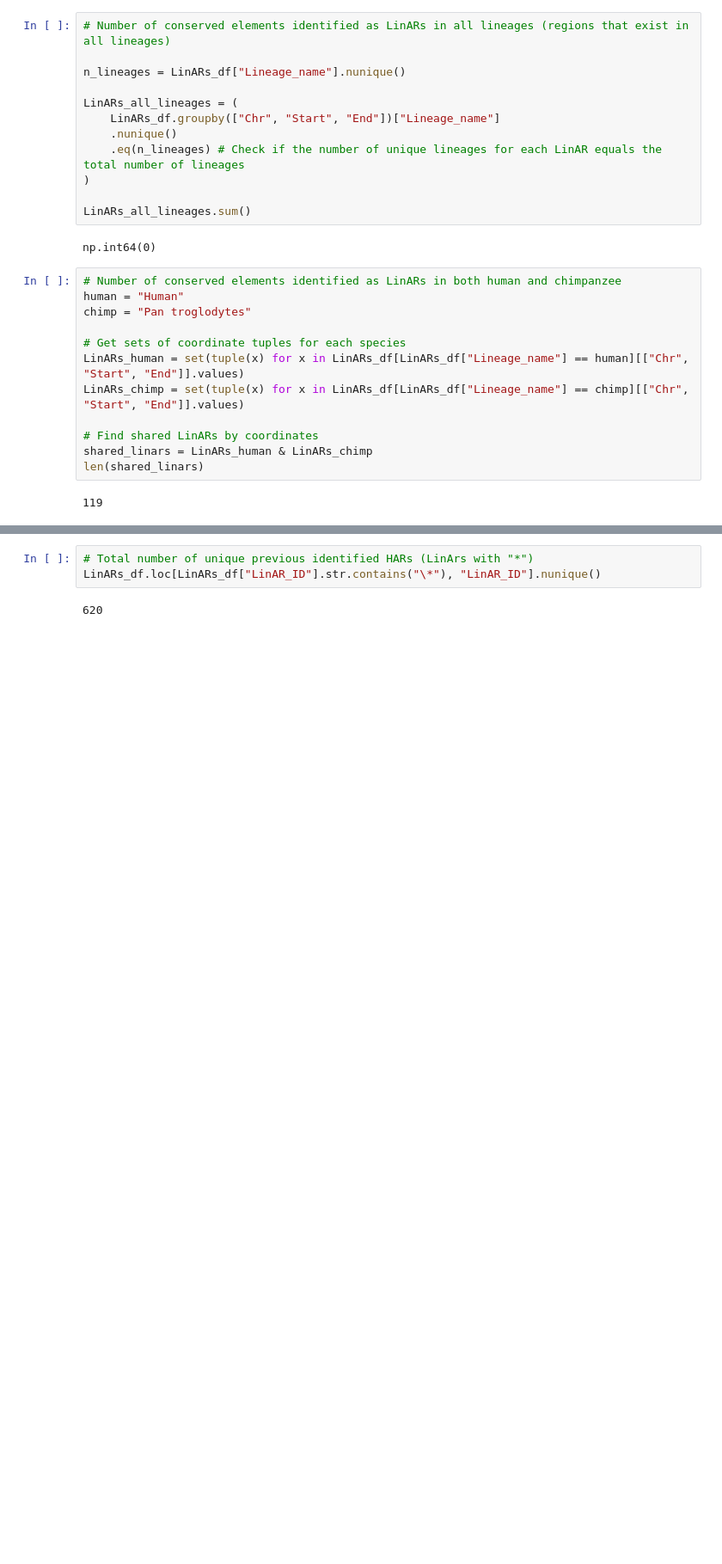
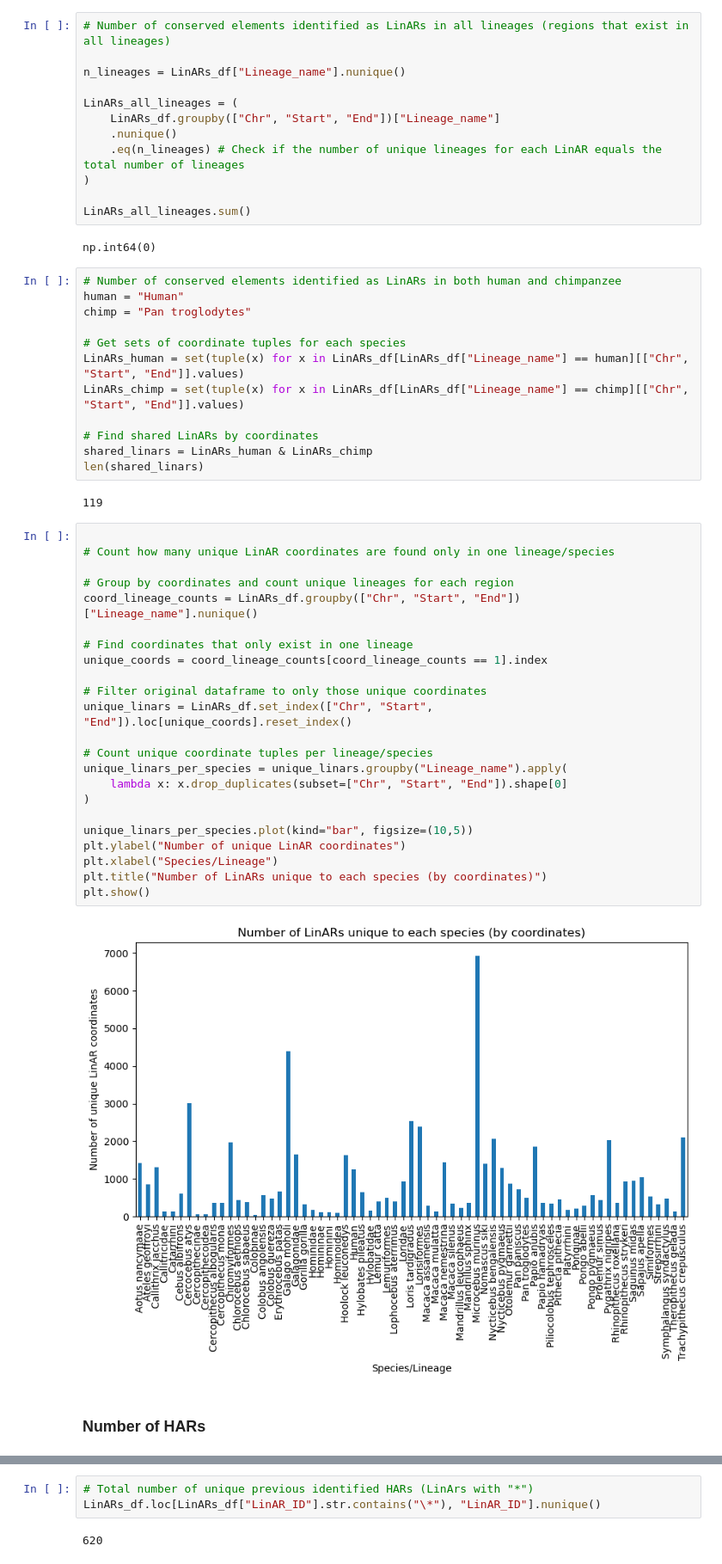
Before and after one commit to munch-group/cecilie-har-pib, a Jupyter notebook: notebooks/pib_notebook.ipynb, the cells around one changed output, grey strips where cells are left out. Shown: that part at 86% size. Saved outputs shown, nothing was run; the diff lists cells and outputs as text; blank space fills up the shorter version.

```diff
--- a/notebooks/pib_notebook.ipynb
+++ b/notebooks/pib_notebook.ipynb
@@ -109,3 +118,30 @@ shared_linars = LinARs_human & LinARs_chimp
 len(shared_linars)
 # %% [output]
 119
+# %%
+
+# Count how many unique LinAR coordinates are found only in one lineage/species
+
+# Group by coordinates and count unique lineages for each region
+coord_lineage_counts = LinARs_df.groupby(["Chr", "Start", "End"])["Lineage_name"].nunique()
+
+# Find coordinates that only exist in one lineage
+unique_coords = coord_lineage_counts[coord_lineage_counts == 1].index
+
+# Filter original dataframe to only those unique coordinates
+unique_linars = LinARs_df.set_index(["Chr", "Start", "End"]).loc[unique_coords].reset_index()
+
+# Count unique coordinate tuples per lineage/species
+unique_linars_per_species = unique_linars.groupby("Lineage_name").apply(
+    lambda x: x.drop_duplicates(subset=["Chr", "Start", "End"]).shape[0]
+)
+
+unique_linars_per_species.plot(kind="bar", figsize=(10,5))
+plt.ylabel("Number of unique LinAR coordinates")
+plt.xlabel("Species/Lineage")
+plt.title("Number of LinARs unique to each species (by coordinates)")
+plt.show()
+# %% [output]
+[figure, added]
+# %% [markdown]
+### Number of HARs
```
Also changed, not shown: parts of 37 cells of this notebook.
